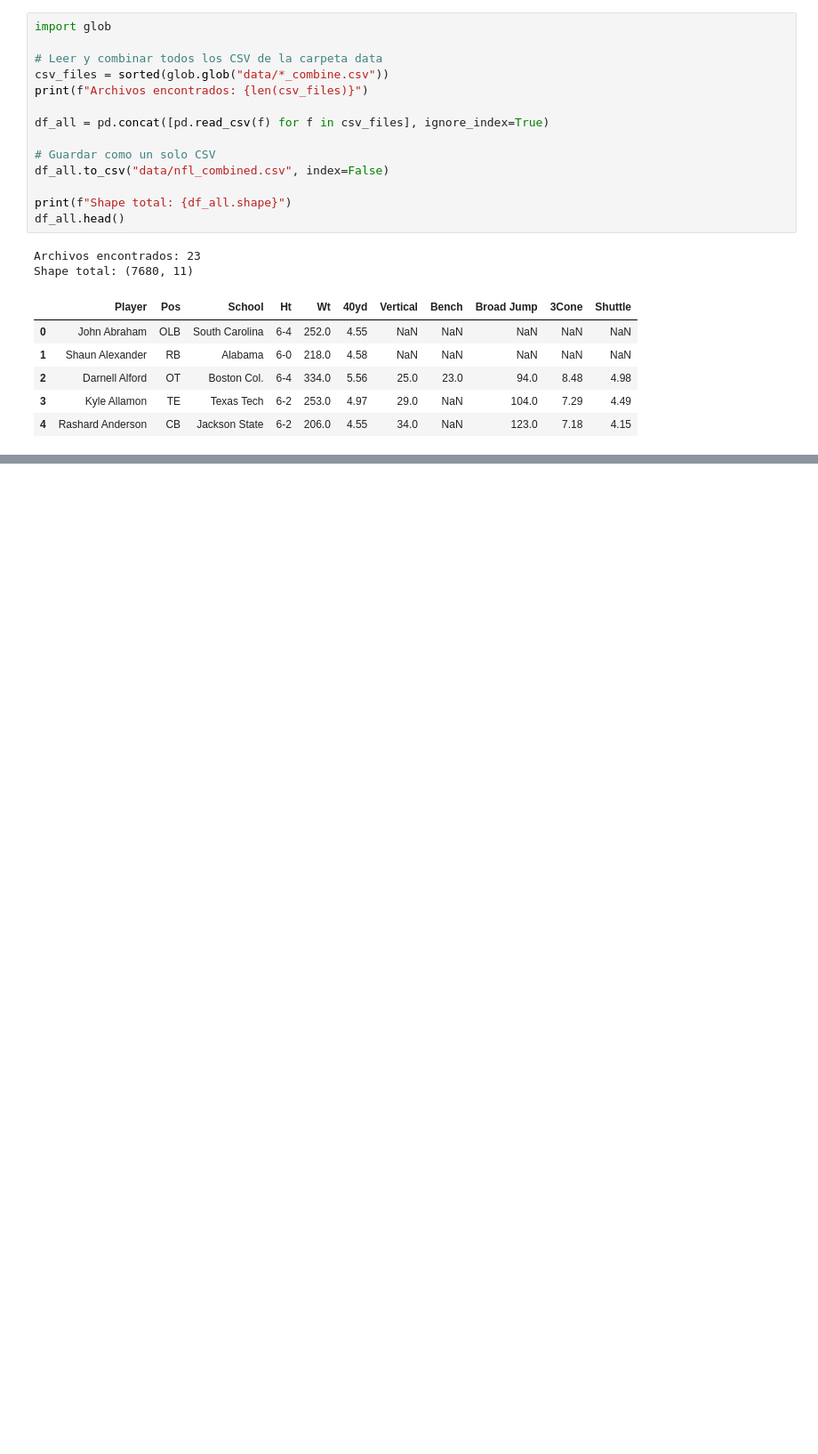
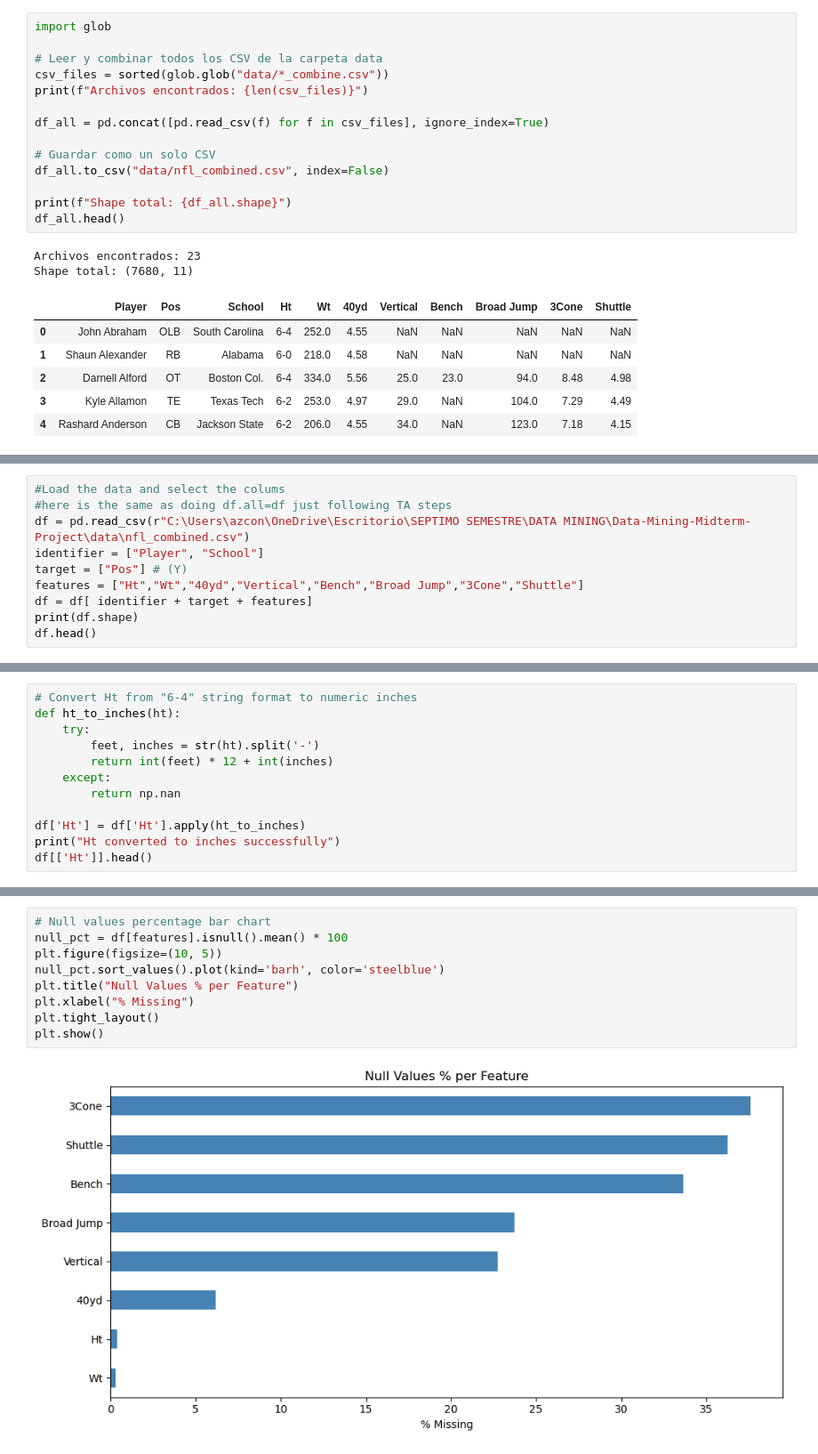
Before and after one commit to Testin33/Data-Mining-Midterm-Project, a Jupyter notebook: bpn_nfl.ipynb, the cells around one changed output, grey strips where cells are left out. Shown at 89% size. Saved outputs shown, nothing was run; the diff lists cells and outputs as text; blank space fills up the shorter version.

```diff
--- a/bpn_nfl.ipynb
+++ b/bpn_nfl.ipynb
@@ -56,0 +64,10 @@ Shape total: (7680, 11)
+# %%
+#Load the data and select the colums
+#here is the same as doing df.all=df just following TA steps
+df = pd.read_csv(r"C:\Users\azcon\OneDrive\Escritorio\SEPTIMO SEMESTRE\DATA MINING\Data-Mining-Midterm-Project\data\nfl_combined.csv")
+identifier = ["Player", "School"]
+target = ["Pos"] # (Y)
+features = ["Ht","Wt","40yd","Vertical","Bench","Broad Jump","3Cone","Shuttle"]
+df = df[ identifier + target + features]
+print(df.shape)
+df.head()
@@ -56,0 +82,12 @@ Shape total: (7680, 11)
+# %%
+# Convert Ht from "6-4" string format to numeric inches
+def ht_to_inches(ht):
+    try:
+        feet, inches = str(ht).split('-')
+        return int(feet) * 12 + int(inches)
+    except:
+        return np.nan
+
+df['Ht'] = df['Ht'].apply(ht_to_inches)
+print("Ht converted to inches successfully")
+df[['Ht']].head()
@@ -56,0 +162,11 @@ Shape total: (7680, 11)
+# %%
+# Null values percentage bar chart
+null_pct = df[features].isnull().mean() * 100
+plt.figure(figsize=(10, 5))
+null_pct.sort_values().plot(kind='barh', color='steelblue')
+plt.title("Null Values % per Feature")
+plt.xlabel("% Missing")
+plt.tight_layout()
+plt.show()
+# %% [output]
+[figure, added]
```
Also changed, not shown: parts of 17 cells of this notebook, 2 other files.
